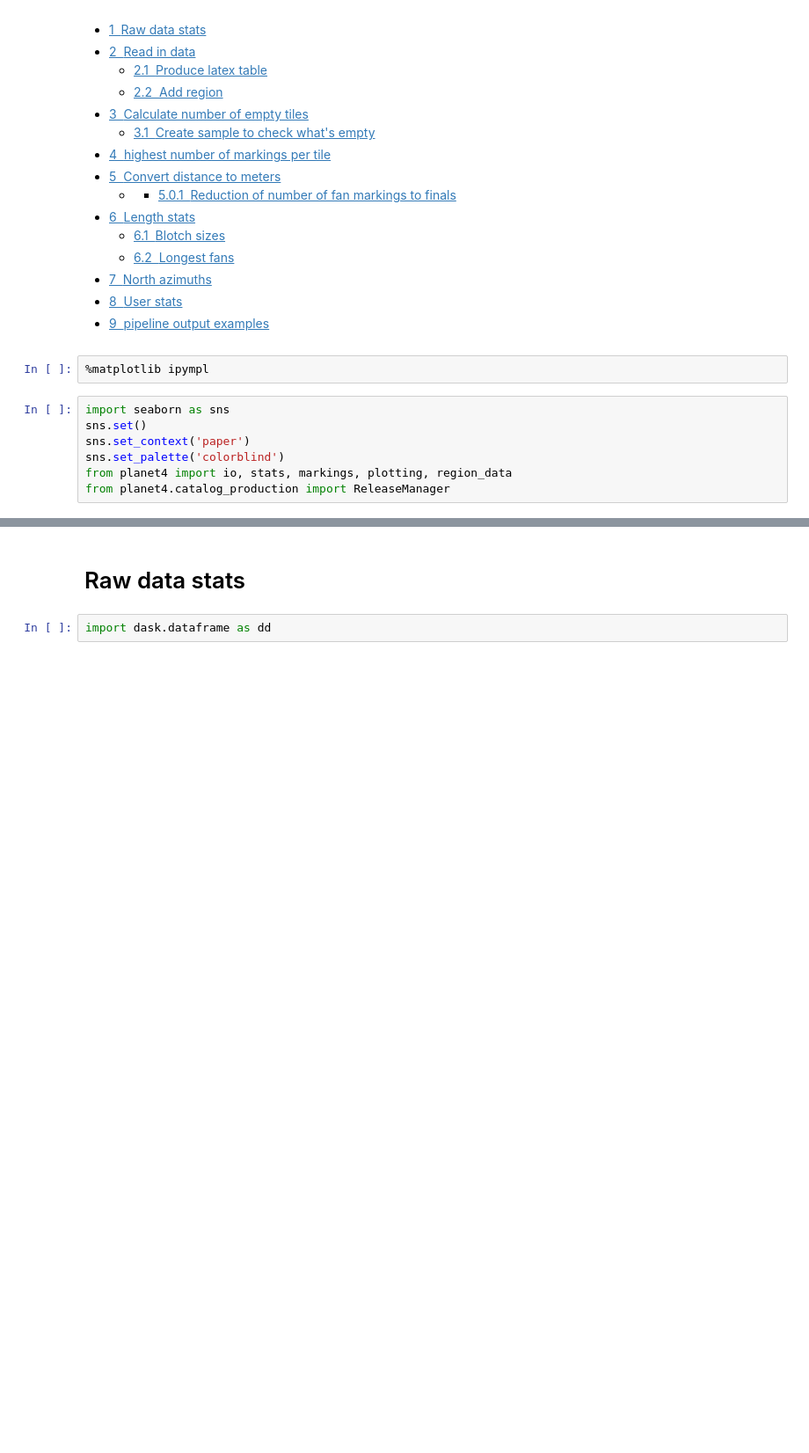
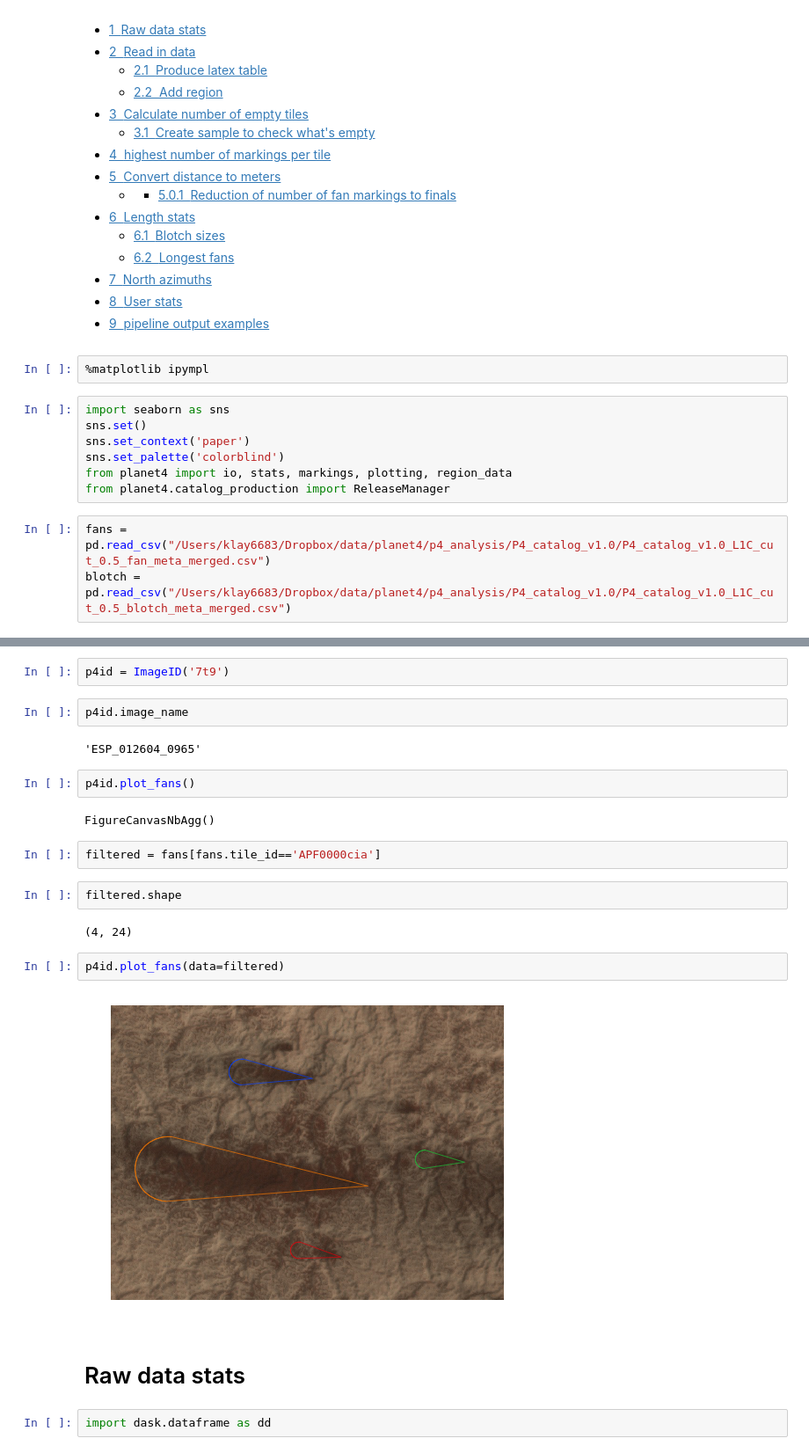
Before and after one commit to michaelaye/planet4, a Jupyter notebook: notebooks/catalog_stats.ipynb, the cells around one changed output, grey strips where cells are left out. Shown at 88% size. Drawn from its saved outputs; the diff is of its cells as text; blank space fills up the shorter version.

```diff
--- a/notebooks/catalog_stats.ipynb
+++ b/notebooks/catalog_stats.ipynb
@@ -10,3 +10,6 @@ sns.set_context('paper')
 sns.set_palette('colorblind')
 from planet4 import io, stats, markings, plotting, region_data
 from planet4.catalog_production import ReleaseManager
+# %%
+fans = pd.read_csv("/Users/klay6683/Dropbox/data/planet4/p4_analysis/P4_catalog_v1.0/P4_catalog_v1.0_L1C_cut_0.5_fan_meta_merged.csv")
+blotch = pd.read_csv("/Users/klay6683/Dropbox/data/planet4/p4_analysis/P4_catalog_v1.0/P4_catalog_v1.0_L1C_cut_0.5_blotch_meta_merged.csv")
@@ -13,3 +110,23 @@ from planet4.catalog_production import ReleaseManager
+# %%
+p4id = ImageID('7t9')
+# %%
+p4id.image_name
+# %% [output]
+'ESP_012604_0965'
+# %%
+p4id.plot_fans()
+# %% [output]
+FigureCanvasNbAgg()
+# %%
+filtered = fans[fans.tile_id=='APF0000cia']
+# %%
+filtered.shape
+# %% [output]
+(4, 24)
+# %%
+p4id.plot_fans(data=filtered)
+# %% [output]
+[figure, added]
 # %% [markdown]
 # Raw data stats
 # %%
```
Also changed, not shown: parts of 19 cells of this notebook, 8 other files.
